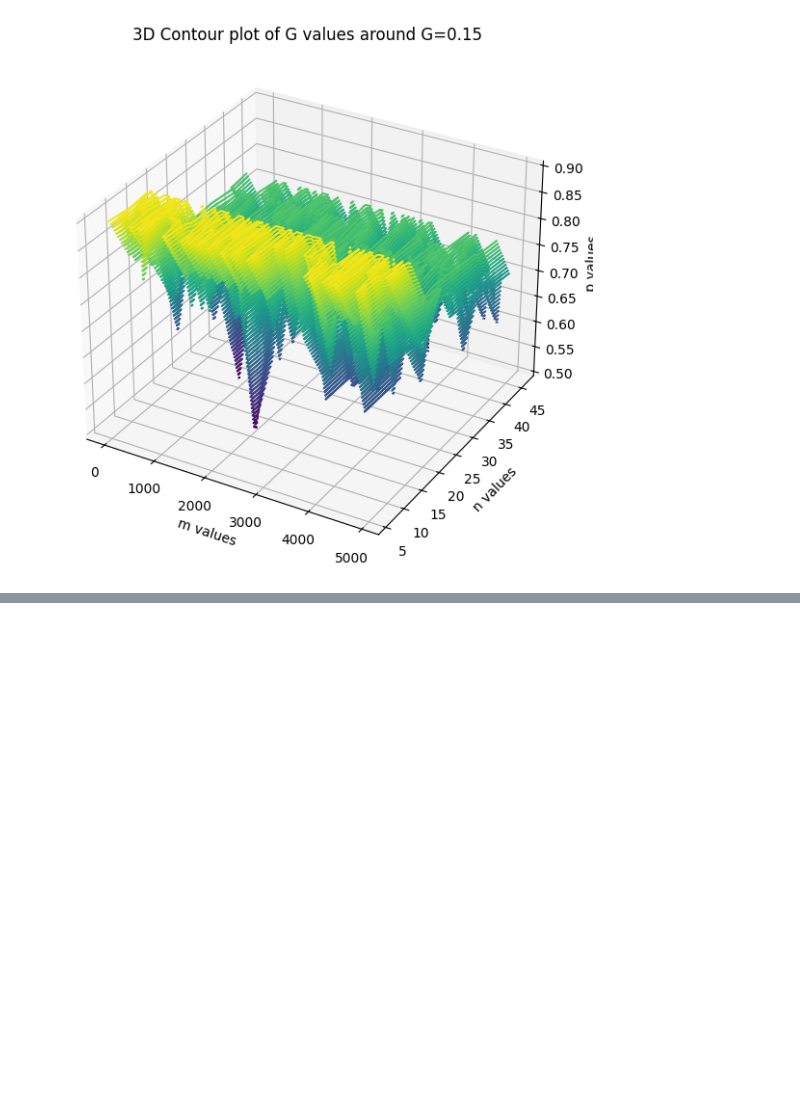
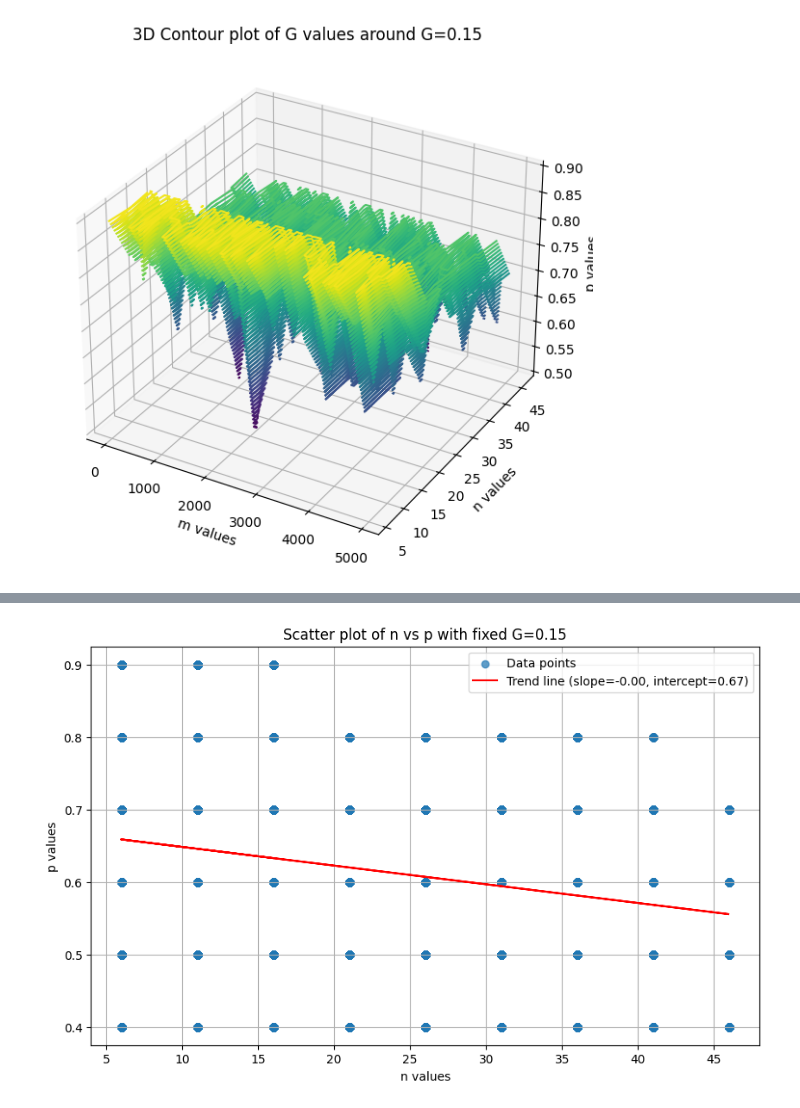
Before and after one commit to hongqin/EAM-2024, a Jupyter notebook: network-aging.ipynb, the cells around one changed output, grey strips where cells are left out. Saved outputs shown, nothing was run; the diff lists cells and outputs as text; code cells hidden in the pictures; blank space fills up the shorter version.

```diff
--- a/network-aging.ipynb
+++ b/network-aging.ipynb
@@ -514,3 +514,83 @@ Found 10900 appropriate G values within the desired range around G=0.15.
 Saved appropriate values to CSV files.
 [figure]
 [figure]
+# %%
+import numpy as np
+import pandas as pd
+import matplotlib.pyplot as plt
+from scipy.interpolate import griddata
+from scipy.stats import linregress
+
+# Define ranges for n and m to explore
+n_values = np.arange(1, 51, 5)  # n ranges from 1 to 50
+m_values = np.arange(1, 5001, 50)  # m ranges from 1 to 5000
+
+# Parameters to be adjusted
+p_values = [0.9, 0.8, 0.7, 0.6, 0.5, 0.4]  # Adjust p to find suitable values
+
+# Define the range for the log2 scale (exponents)
+log2_start = -10  # Corresponds to 2^(-10)
+log2_end = -2  # Corresponds to 2^(-2)
+num_values = 100  # Number of values to generate
+# Generate the lambda values in a log2 scale
+lambda_values = np.logspace(log2_start, log2_end, num_values, base=2.0)
+
+# Initialize lists to store appropriate values
+appropriate_R = []
+appropriate_G = []
+
+# Tolerance values for R and G
+tolerance_R = 0.0001
+tolerance_G = 0.01
+
+# Iterate through the parameter space
+for p in p_values:
+    for lambda_value in lambda_values:
+        for n in n_values:
+            for m in m_values:
+                R = m * n * p * lambda_value * ((1 - p) ** (n - 1)) / (1 - (1 - p) ** n)
+                G = lambda_value * (n - 1) / (1/p - 1)
+                if abs(R - 0.005) < tolerance_R:
+                    appropriate_R.append((m, n, p, lambda_value, R))
+                if abs(G - 0.15) < tolerance_G:
+                    appropriate_G.append((m, n, p, lambda_value, G))
+
+# Convert lists to DataFrames
+df_R = pd.DataFrame(appropriate_R, columns=['m', 'n', 'p', 'lambda', 'R'])
+df_G = pd.DataFrame(appropriate_G, columns=['m', 'n', 'p', 'lambda', 'G'])
+
+# Save DataFrames to CSV files
+df_R.to_csv('appropriate_R_values.csv', index=False)
+df_G.to_csv('appropriate_G_values.csv', index=False)
+
+print(f"Found {len(appropriate_R)} appropriate R values within the desired range around R=0.005.")
+print(f"Found {len(appropriate_G)} appropriate G values within the desired range around G=0.15.")
+print("Saved appropriate values to CSV files.")
+
+# Scatter plot between n and p when G is fixed, with a trend line
+if not df_G.empty:
+    fig, ax = plt.subplots(figsize=(10, 6))
+
+    # Extract n and p values for plotting
+    n = df_G['n']
+    p = df_G['p']
+
+    # Scatter plot
+    ax.scatter(n, p, alpha=0.7, label='Data points')
+
+    # Linear regression for the trend line
+    slope, intercept, r_value, p_value, std_err = linregress(n, p)
+    trend_line = slope * n + intercept
+    ax.plot(n, trend_line, color='red', label=f'Trend line (slope={slope:.2f}, intercept={intercept:.2f})')
+
+    # Labels and title
+    ax.set_xlabel('n values')
+    ax.set_ylabel('p values')
+    ax.set_title('Scatter plot of n vs p with fixed G=0.15')
+    ax.legend()
+    ax.grid(True)
+
+    plt.show()
+else:
+    print("No appropriate values found within the given parameter ranges.")
+# %% [output]
@@ -516,0 +600 @@ Saved appropriate values to CSV files.
+[figure, added]
```
Also changed, not shown: parts of 1 cell of this notebook.
